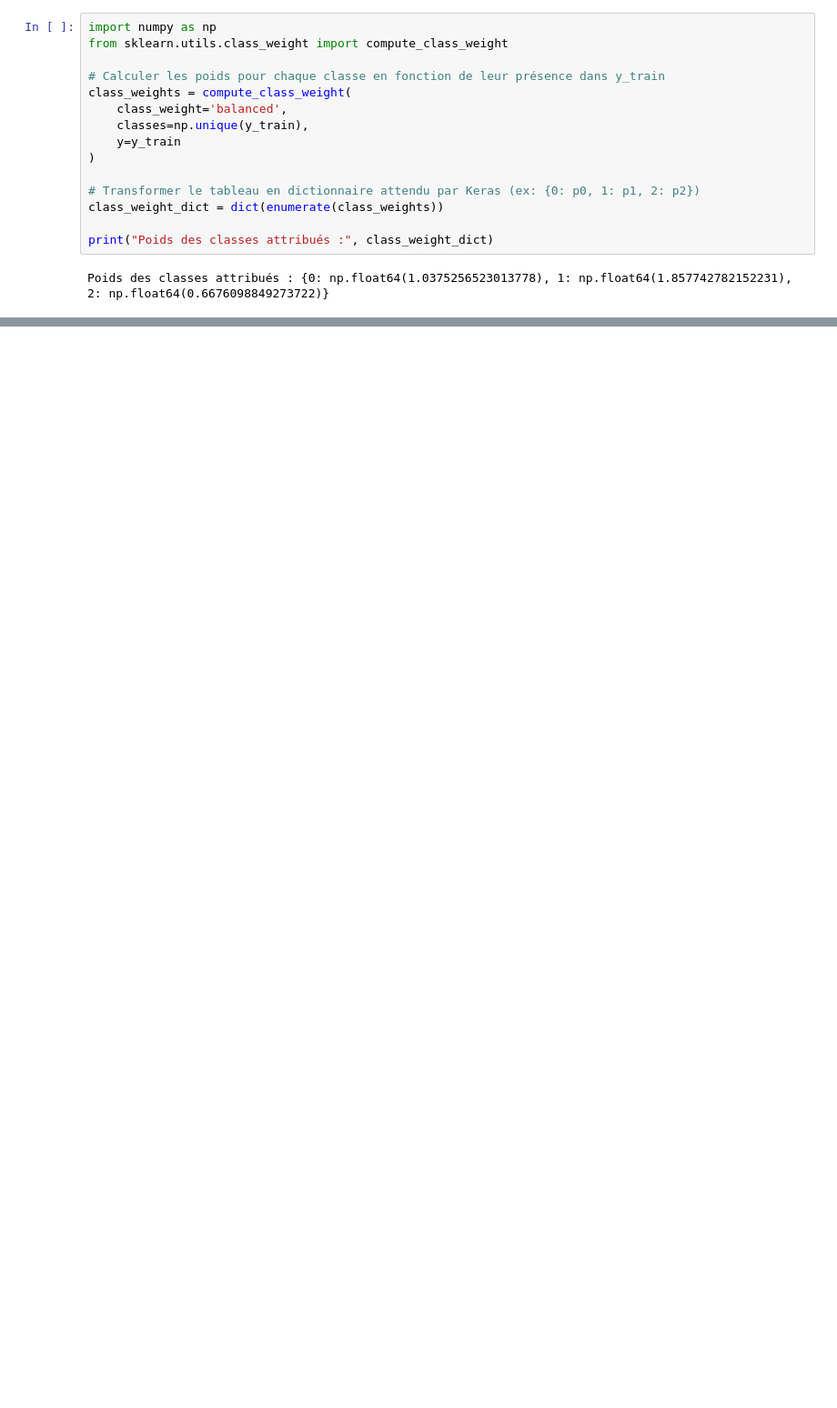
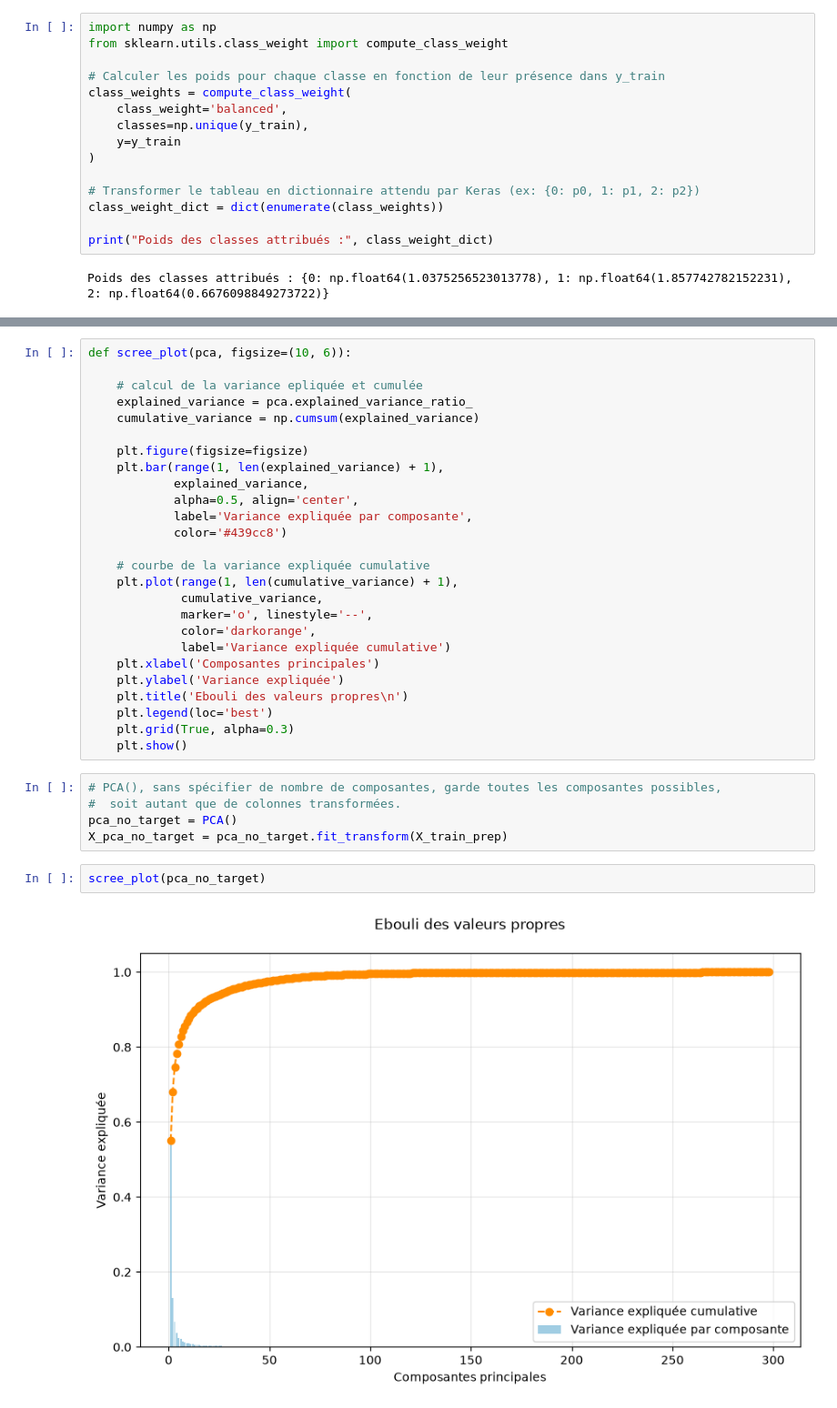
Before and after one commit to philippelaurens/ann-playground, a Jupyter notebook: notebooks/eda.ipynb, the cells around one changed output, grey strips where cells are left out. Shown at 91% size. Drawn from its saved outputs; the diff is of its cells as text; blank space fills up the shorter version.

```diff
--- a/notebooks/eda.ipynb
+++ b/notebooks/eda.ipynb
@@ -976,0 +976,35 @@ weighted avg       0.72      0.72      0.72       885
+# %%
+def scree_plot(pca, figsize=(10, 6)):
+
+    # calcul de la variance epliquée et cumulée
+    explained_variance = pca.explained_variance_ratio_
+    cumulative_variance = np.cumsum(explained_variance)
+
+    plt.figure(figsize=figsize)
+    plt.bar(range(1, len(explained_variance) + 1),
+            explained_variance,
+            alpha=0.5, align='center',
+            label='Variance expliquée par composante',
+            color='#439cc8')
+
+    # courbe de la variance expliquée cumulative
+    plt.plot(range(1, len(cumulative_variance) + 1),
+             cumulative_variance,
+             marker='o', linestyle='--',
+             color='darkorange',
+             label='Variance expliquée cumulative')
+    plt.xlabel('Composantes principales')
+    plt.ylabel('Variance expliquée')
+    plt.title('Ebouli des valeurs propres\n')
+    plt.legend(loc='best')
+    plt.grid(True, alpha=0.3)
+    plt.show()
+# %%
+# PCA(), sans spécifier de nombre de composantes, garde toutes les composantes possibles,
+#  soit autant que de colonnes transformées.
+pca_no_target = PCA()
+X_pca_no_target = pca_no_target.fit_transform(X_train_prep)
+# %%
+scree_plot(pca_no_target)
+# %% [output]
+[figure, added]
```
Also changed, not shown: parts of 58 cells of this notebook.
